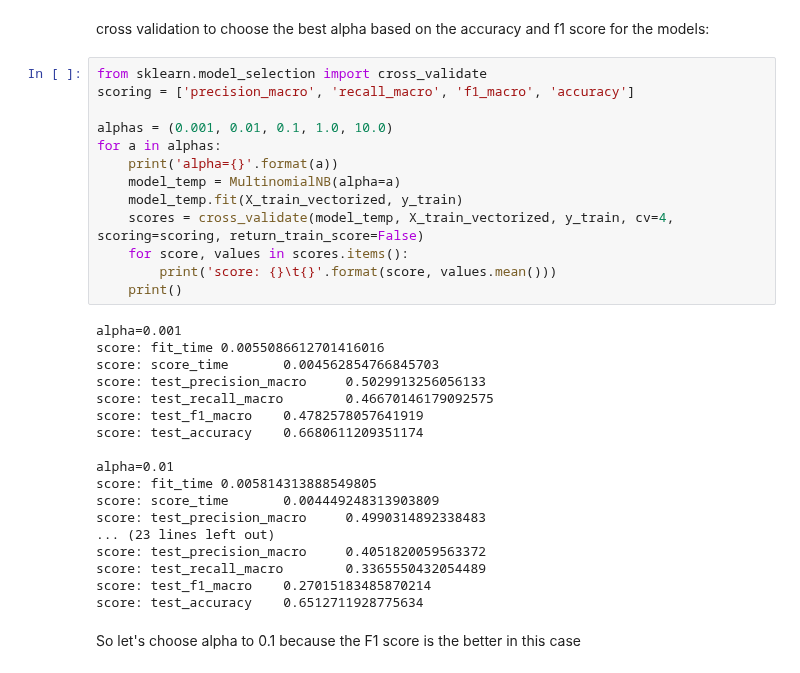
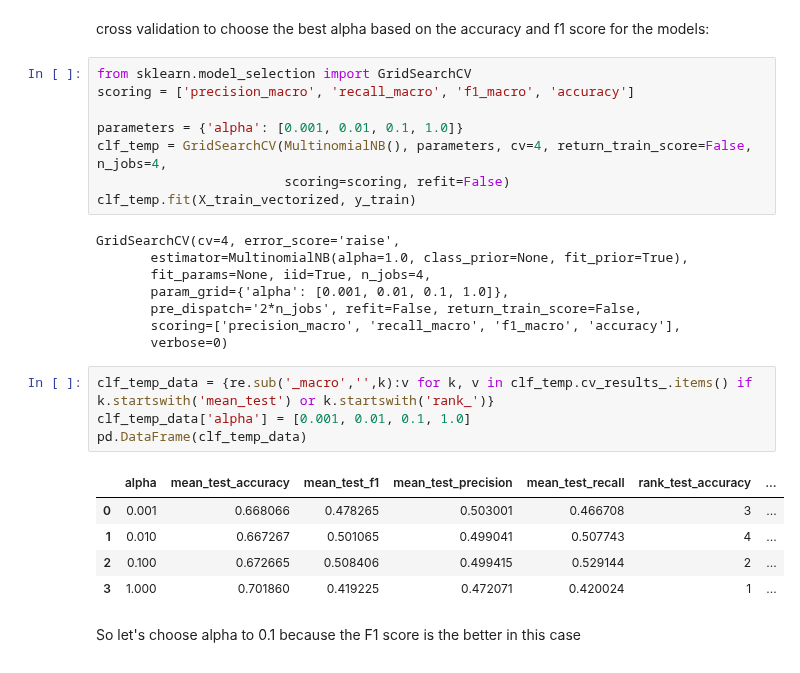
Before and after one commit to sudodoki/prj-nlp, a Jupyter notebook: students/oleg_m/bow_rozetka/bow_modeling.ipynb, the cells around one changed output. Drawn from its saved outputs; the diff is of its cells as text.

```diff
--- a/students/oleg_m/bow_rozetka/bow_modeling.ipynb
+++ b/students/oleg_m/bow_rozetka/bow_modeling.ipynb
@@ -119,37 +119,32 @@ feature_mapping[:30]
 X_train_vectorized = bow_transformer.transform(X_train)
 # %% [markdown]
 cross validation to choose the best alpha based on the accuracy and f1 score for the models:
-# %%
-from sklearn.model_selection import cross_validate
-scoring = ['precision_macro', 'recall_macro', 'f1_macro', 'accuracy']
-
-alphas = (0.001, 0.01, 0.1, 1.0, 10.0)
-for a in alphas:
-    print('alpha={}'.format(a))
-    model_temp = MultinomialNB(alpha=a)
-    model_temp.fit(X_train_vectorized, y_train)
-    scores = cross_validate(model_temp, X_train_vectorized, y_train, cv=4, scoring=scoring, return_train_score=False)
-    for score, values in scores.items():
-        print('score: {}\t{}'.format(score, values.mean()))
-    print()
-# %% [output]
-alpha=0.001
-score: fit_time 0.0055086612701416016
-score: score_time       0.004562854766845703
-score: test_precision_macro     0.5029913256056133
-score: test_recall_macro        0.46670146179092575
-score: test_f1_macro    0.4782578057641919
-score: test_accuracy    0.6680611209351174
-
-alpha=0.01
-score: fit_time 0.005814313888549805
-score: score_time       0.004449248313903809
-score: test_precision_macro     0.4990314892338483
-... (23 lines left out)
-score: test_precision_macro     0.4051820059563372
-score: test_recall_macro        0.3365550432054489
-score: test_f1_macro    0.27015183485870214
-score: test_accuracy    0.6512711928775634
+# %%
+from sklearn.model_selection import GridSearchCV
+scoring = ['precision_macro', 'recall_macro', 'f1_macro', 'accuracy']
+
+parameters = {'alpha': [0.001, 0.01, 0.1, 1.0]}
+clf_temp = GridSearchCV(MultinomialNB(), parameters, cv=4, return_train_score=False, n_jobs=4,
+                        scoring=scoring, refit=False)
+clf_temp.fit(X_train_vectorized, y_train)
+# %% [output]
+GridSearchCV(cv=4, error_score='raise',
+       estimator=MultinomialNB(alpha=1.0, class_prior=None, fit_prior=True),
+       fit_params=None, iid=True, n_jobs=4,
+       param_grid={'alpha': [0.001, 0.01, 0.1, 1.0]},
+       pre_dispatch='2*n_jobs', refit=False, return_train_score=False,
+       scoring=['precision_macro', 'recall_macro', 'f1_macro', 'accuracy'],
+       verbose=0)
+# %%
+clf_temp_data = {re.sub('_macro','',k):v for k, v in clf_temp.cv_results_.items() if k.startswith('mean_test') or k.startswith('rank_')}
+clf_temp_data['alpha'] = [0.001, 0.01, 0.1, 1.0]
+pd.DataFrame(clf_temp_data)
+# %% [output]
+|  | alpha | mean_test_accuracy | mean_test_f1 | mean_test_precision | mean_test_recall | rank_test_accuracy | ... |
+| 0 | 0.001 | 0.668066 | 0.478265 | 0.503001 | 0.466708 | 3 | ... |
+| 1 | 0.010 | 0.667267 | 0.501065 | 0.499041 | 0.507743 | 4 | ... |
+| 2 | 0.100 | 0.672665 | 0.508406 | 0.499415 | 0.529144 | 2 | ... |
+| 3 | 1.000 | 0.701860 | 0.419225 | 0.472071 | 0.420024 | 1 | ... |
 # %% [markdown]
 So let's choose alpha to 0.1 because  the F1 score is the better in this case
 # %%
```
Also changed, not shown: parts of 43 cells of this notebook.
